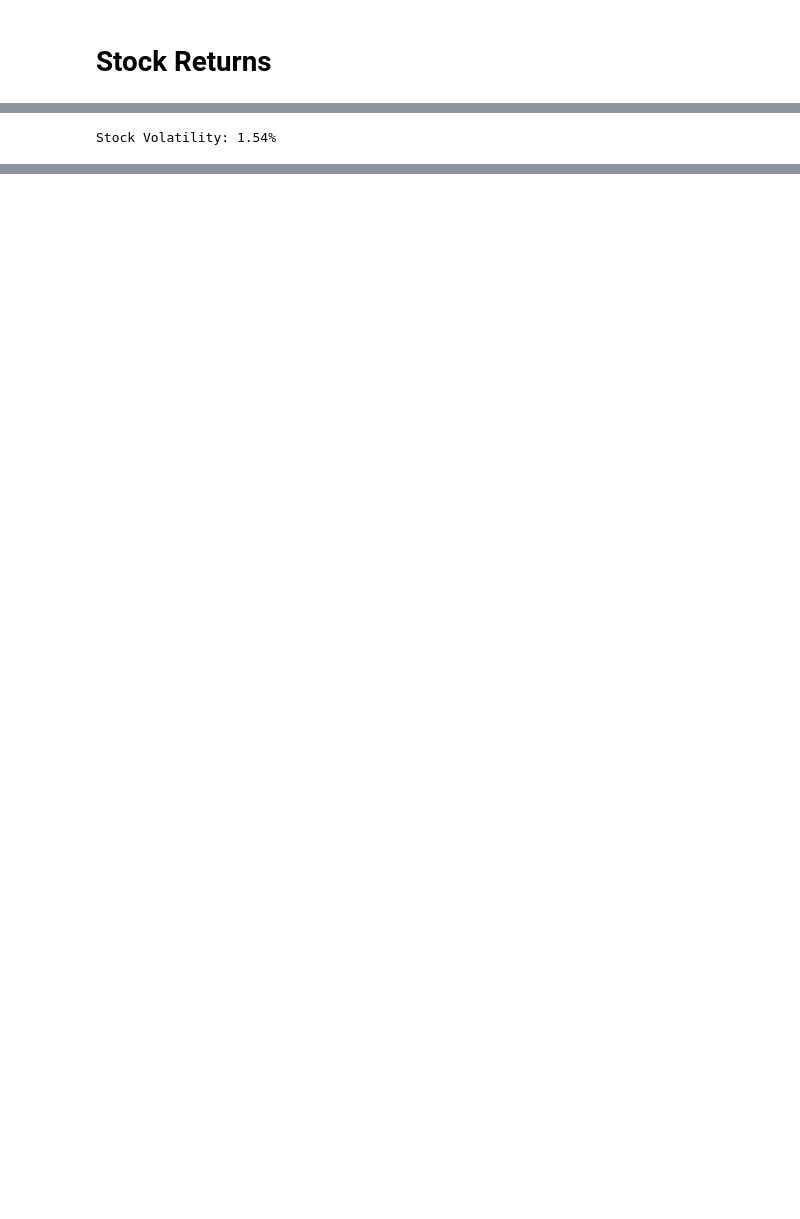
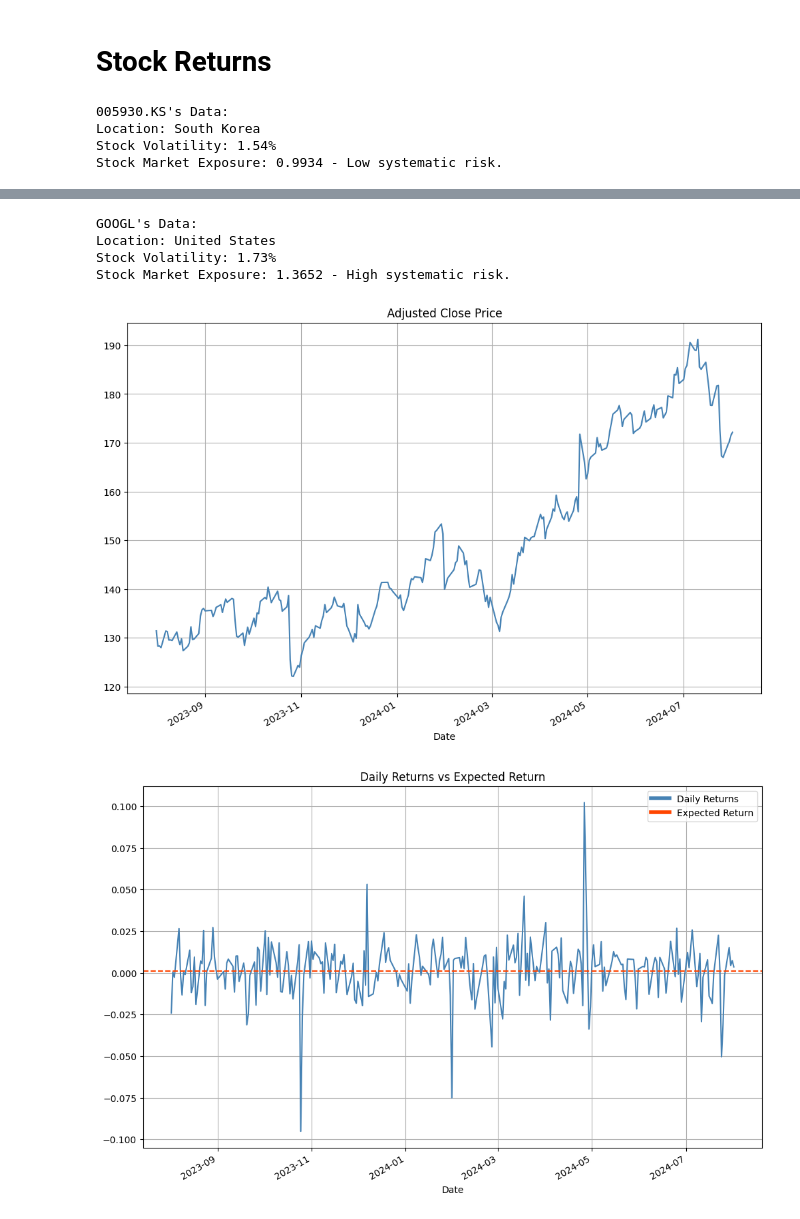
Before and after one commit to GabrielaRBLemos/Historical_Stock_Revenue_Analysis, a Jupyter notebook: Historical_Stock_Revenue_Analysis.ipynb, the cells around one changed output, grey strips where cells are left out. Saved outputs shown, nothing was run; the diff lists cells and outputs as text; code cells hidden in the pictures; blank space fills up the shorter version.

Commit message:
Beta Coefficient calculation implementation
- Added function to retrieve market data separately from stock-specific data
- Implemented Beta Coefficient calculation feature
- Enhanced display_stock_data() to show the stock's country, symbol, and beta
- Added market risk level interpretation based on the stock's beta
- Reorganized display order for improved readability

```diff
--- a/Historical_Stock_Revenue_Analysis.ipynb
+++ b/Historical_Stock_Revenue_Analysis.ipynb
@@ -13,29 +13,65 @@ def get_benchmark_index_per_country(country):
     else:
         index = None
     return index
+# %%
+def get_market_data(country,period='max'):
+    benchmark_index_symbol = get_benchmark_index_per_country(country)
+    if benchmark_index_symbol == None:
+        return None,None
+    else:
+        market_df = pd.DataFrame(yf.Ticker(benchmark_index_symbol).history(period=period))
+        market_df = market_df.rename(columns={'Close':'Adj_Close'})
+        market_df['Daily_Returns'] = (market_df['Adj_Close'] + market_df['Dividends'] - market_df['Adj_Close'].shift(1))/market_df['Adj_Close'].shift(1)
+        market_variance = market_df['Daily_Returns'].var()
+        return market_df['Daily_Returns'],market_variance
 # %%
 def get_stock_data(symbol,period='max'):
     if symbol[-3:] == '.HK':
         country = 'Hong Kong'
     else:
         country = yf.Ticker(symbol).info['country']
-    benchmark_index = get_benchmark_index_per_country(country)
+
     stock_df = pd.DataFrame(yf.Ticker(symbol).history(period=period))
     #yfinance returns adj close as close automatically
     stock_df = stock_df.rename(columns={'Close':'Adj_Close'})
     stock_df['Daily_Returns'] = (stock_df['Adj_Close'] + stock_df['Dividends'] - stock_df['Adj_Close'].shift(1))/stock_df['Adj_Close'].shift(1)
     expected_return = stock_df['Daily_Returns'].mean()
     stock_volatility = stock_df['Daily_Returns'].std()
-    return stock_df, expected_return, stock_volatility
+
+    market_daily_returns,market_variance = get_market_data(country,period)
+    if market_variance != None:
+        beta = (market_daily_returns.cov(stock_df['Daily_Returns']))/market_variance
+    else:
+        beta = None
+    return stock_df, expected_return, stock_volatility, beta, country
 # %%
 def display_stock_data(symbol,period='max'):
-    stock_df,expected_return,stock_volatility = get_stock_data(symbol, period)
+    print(f"{symbol}'s Data:")
+    stock_df,expected_return,stock_volatility, beta, country = get_stock_data(symbol, period)
+    print(f"Location: {country}")
+    print(f"Stock Volatility: {stock_volatility*100:.2f}%")
+    if beta != None:
+        print(f"Stock Market Exposure: {beta:.4f}", end='')
+        if beta > 1:
+            print(" - High systematic risk.")
+        elif beta <= 1 and beta > 0:
+            print(" - Low systematic risk.")
+        elif beta == 0:
+            print(" - Uncorrelated.")
+        elif beta < 0:
+            print(" - Inverse systematic risk.")
+        else:
+            print(" - Error, most likely due to insufficient data or extreme stock volatility")
+    else:
+        print("Stock's country not available in database")
+
     colors = ['steelblue','orangered']
+
     stock_df['Adj_Close'].plot(figsize=(12,8), color = colors[0])
     plt.title('Adjusted Close Price')
     plt.grid()
     plt.show()
-    print(f"Stock Volatility: {stock_volatility*100:.2f}%")
+
     ax = stock_df['Daily_Returns'].plot(figsize=(12,8), color = colors[0])
     plt.axhline(y=expected_return, color=colors[1], linestyle='--')
     custom_lines = [Line2D([0], [0], color=colors[0], lw=4), Line2D([0], [0], color=colors[1], lw=4)]
@@ -45,7 +81,17 @@ def display_stock_data(symbol,period='max'):
     plt.show()
 # %%
 display_stock_data('005930.KS', '1y')
+display_stock_data('GOOGL', '1y')
 # %% [output]
+005930.KS's Data:
+Location: South Korea
+Stock Volatility: 1.54%
+Stock Market Exposure: 0.9934 - Low systematic risk.
 [figure]
-Stock Volatility: 1.54%
 [figure]
+GOOGL's Data:
+Location: United States
+Stock Volatility: 1.73%
+Stock Market Exposure: 1.3652 - High systematic risk.
+[figure, added]
+[figure, added]
```
